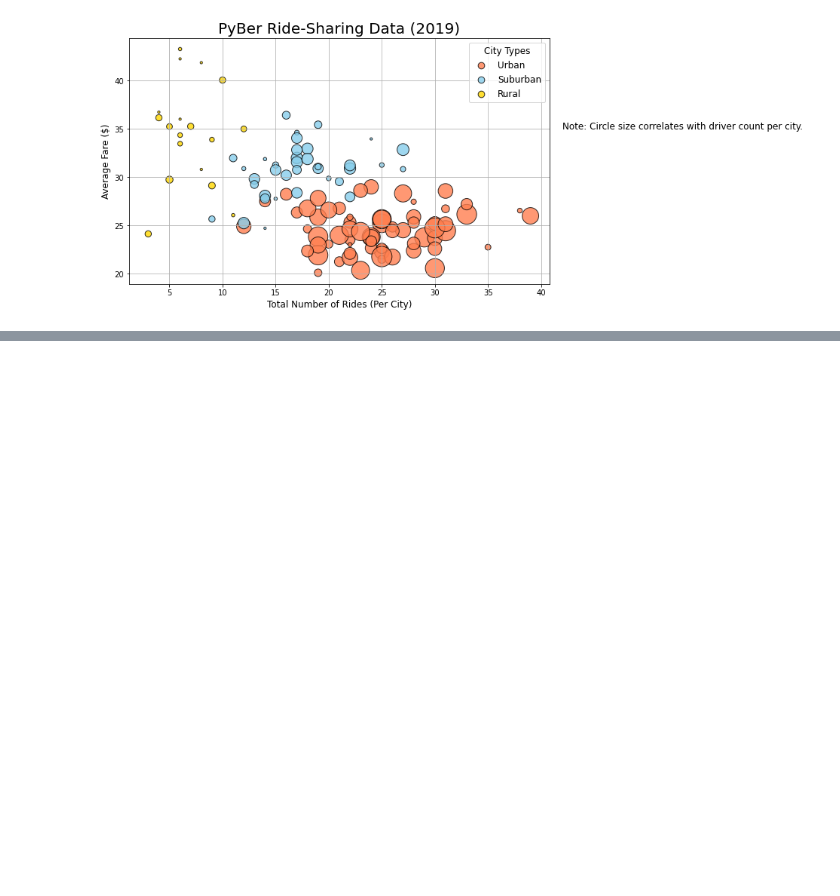
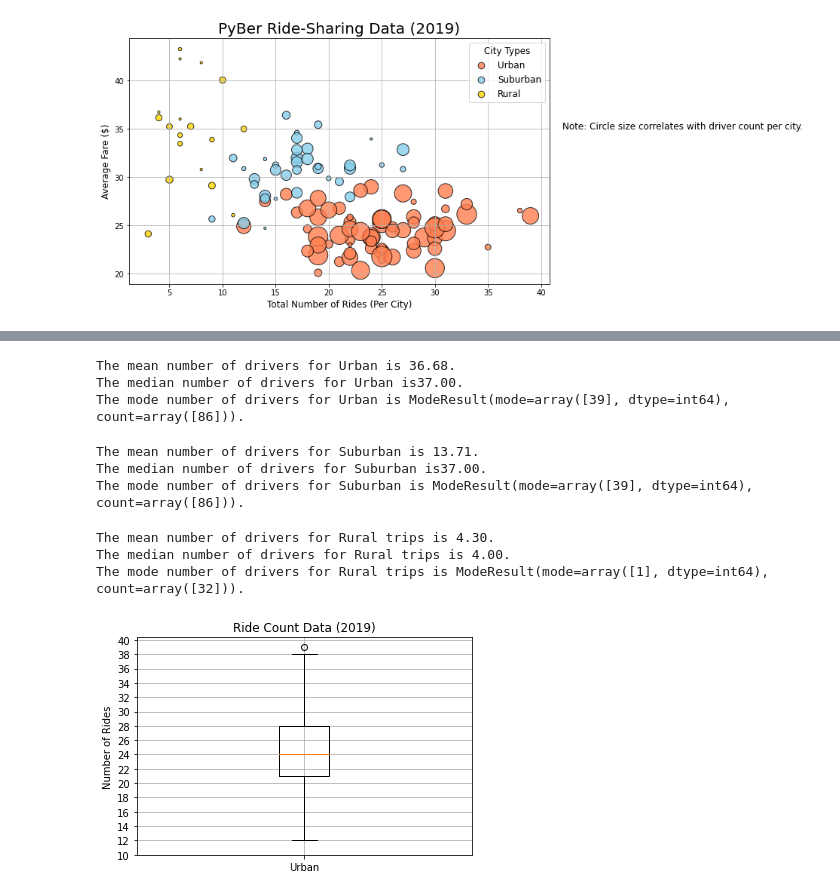
Before and after one commit to Shikharbhd/PyBer_Analysis, a Jupyter notebook: Pyber.ipynb, the cells around one changed output, grey strips where cells are left out. Saved outputs shown, nothing was run; the diff lists cells and outputs as text; code cells hidden in the pictures; blank space fills up the shorter version.

```diff
--- a/Pyber.ipynb
+++ b/Pyber.ipynb
@@ -381,0 +653,42 @@ plt.savefig("analysis/Fig1.png")
+# %%
+# Calculate the measures of central tendency for the average number of drivers for the Urban cities.
+mean_urban_drivers = np.mean(urban_drivers)
+print(f"The mean number of drivers for Urban is {mean_urban_drivers:.2f}.")
+
+median_urban_drivers = np.median(urban_drivers)
+print(f"The median number of drivers for Urban is{median_urban_drivers:.2f}.")
+
+mode_urban_drivers= sts.mode(urban_drivers)
+print(f"The mode number of drivers for Urban is {mode_urban_drivers}.")
+# %% [output]
+The mean number of drivers for Urban is 36.68.
+The median number of drivers for Urban is37.00.
+The mode number of drivers for Urban is ModeResult(mode=array([39], dtype=int64), count=array([86])).
+# %%
+# Calculate the measures of central tendency for the average number of drivers for the Suburban cities.
+mean_suburban_drivers = np.mean(suburban_drivers)
+print(f"The mean number of drivers for Suburban is {mean_suburban_drivers:.2f}.")
+
+median_suburban_drivers = np.median(urban_drivers)
+print(f"The median number of drivers for Suburban is{median_suburban_drivers:.2f}.")
+
+mode_suburban_drivers= sts.mode(urban_drivers)
+print(f"The mode number of drivers for Suburban is {mode_suburban_drivers}.")
+# %% [output]
+The mean number of drivers for Suburban is 13.71.
+The median number of drivers for Suburban is37.00.
+The mode number of drivers for Suburban is ModeResult(mode=array([39], dtype=int64), count=array([86])).
+# %%
+# Calculate the measures of central tendency for the average number of drivers for the rural cities.
+mean_rural_drivers = np.mean(rural_drivers)
+print(f"The mean number of drivers for Rural trips is {mean_rural_drivers:.2f}.")
+
+median_rural_drivers = np.median(rural_drivers)
+print(f"The median number of drivers for Rural trips is {median_rural_drivers:.2f}.")
+
+mode_rural_drivers= sts.mode(rural_drivers)
+print(f"The mode number of drivers for Rural trips is {mode_rural_drivers}.")
+# %% [output]
+The mean number of drivers for Rural trips is 4.30.
+The median number of drivers for Rural trips is 4.00.
+The mode number of drivers for Rural trips is ModeResult(mode=array([1], dtype=int64), count=array([32])).
@@ -381,0 +700,13 @@ plt.savefig("analysis/Fig1.png")
+# %%
+# Create a box-and-whisker plot for the Urban cities ride count.
+x_labels = ["Urban"]
+fig, ax = plt.subplots()
+ax.boxplot(urban_ride_count, labels=x_labels)
+# Add the title, y-axis label and grid.
+ax.set_title('Ride Count Data (2019)')
+ax.set_ylabel('Number of Rides')
+ax.set_yticks(np.arange(10, 41, step=2.0))
+ax.grid()
+plt.show()
+# %% [output]
+[figure, added]
```
Also changed, not shown: parts of 51 cells of this notebook, 1 other file.
